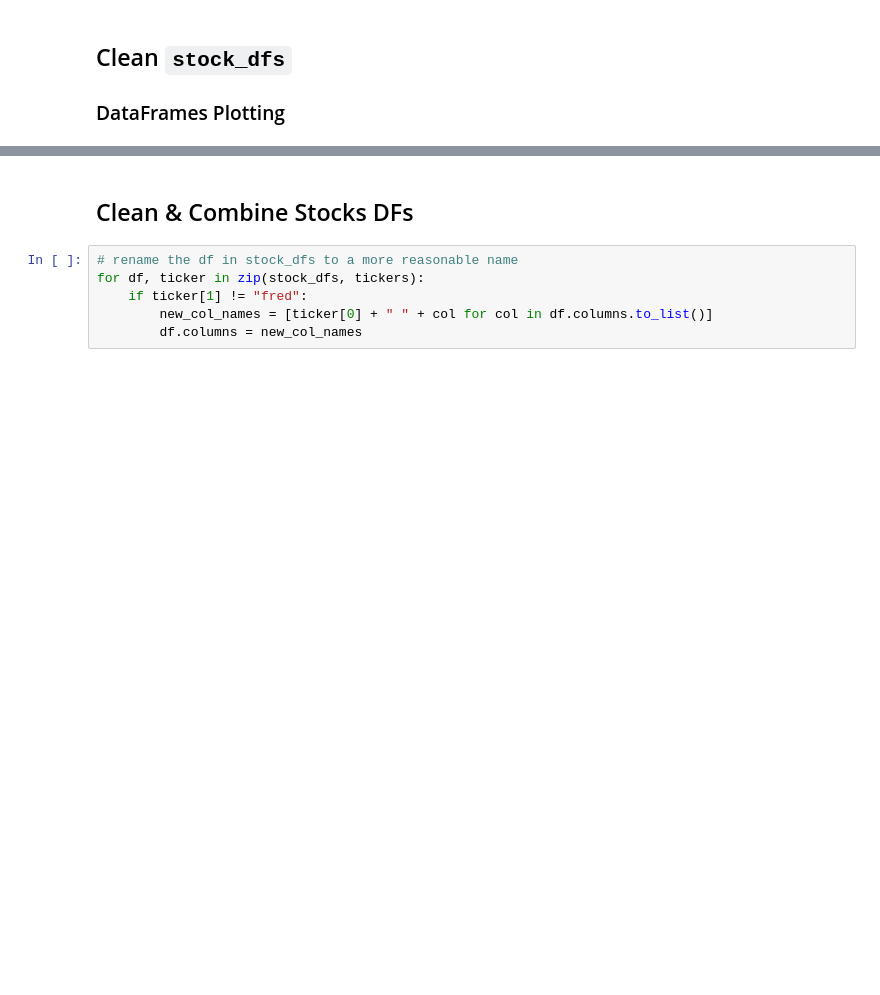
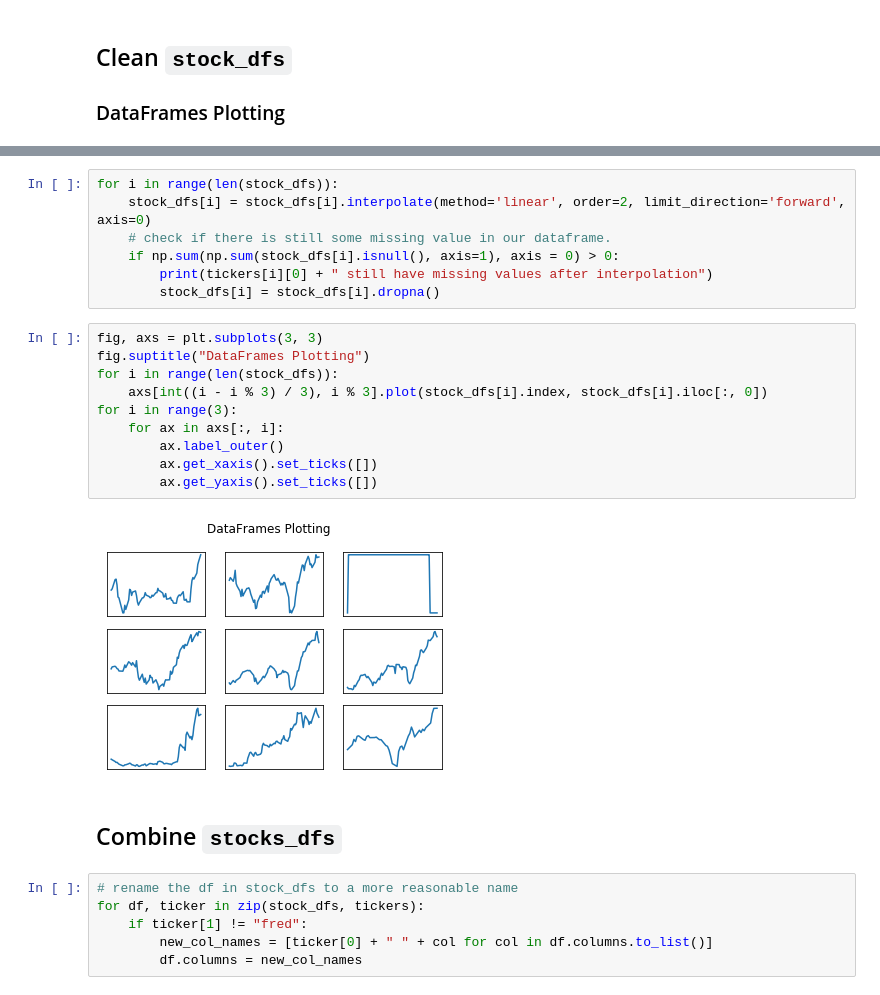
Before and after one commit to zzp1012/tesla-stock-prediction, a Jupyter notebook: draft-code/project-draft.ipynb, the cells around one changed output, grey strips where cells are left out. Drawn from its saved outputs; the diff is of its cells as text; blank space fills up the shorter version.

```diff
--- a/draft-code/project-draft.ipynb
+++ b/draft-code/project-draft.ipynb
@@ -172,5 +182,24 @@ for i in range(3):
+# %%
+for i in range(len(stock_dfs)):
+    stock_dfs[i] = stock_dfs[i].interpolate(method='linear', order=2, limit_direction='forward', axis=0)
+    # check if there is still some missing value in our dataframe.
+    if np.sum(np.sum(stock_dfs[i].isnull(), axis=1), axis = 0) > 0:
+        print(tickers[i][0] + " still have missing values after interpolation")
+        stock_dfs[i] = stock_dfs[i].dropna()
+# %%
+fig, axs = plt.subplots(3, 3)
+fig.suptitle("DataFrames Plotting")
+for i in range(len(stock_dfs)):
+    axs[int((i - i % 3) / 3), i % 3].plot(stock_dfs[i].index, stock_dfs[i].iloc[:, 0])
+for i in range(3):
+    for ax in axs[:, i]:
+        ax.label_outer()
+        ax.get_xaxis().set_ticks([])
+        ax.get_yaxis().set_ticks([])
+# %% [output]
+[figure, added]
 # %% [markdown]
-## Clean & Combine Stocks DFs
+## Combine `stocks_dfs`
 # %%
 # rename the df in stock_dfs to a more reasonable name
 for df, ticker in zip(stock_dfs, tickers):
```
Also changed, not shown: parts of 8 cells of this notebook.
